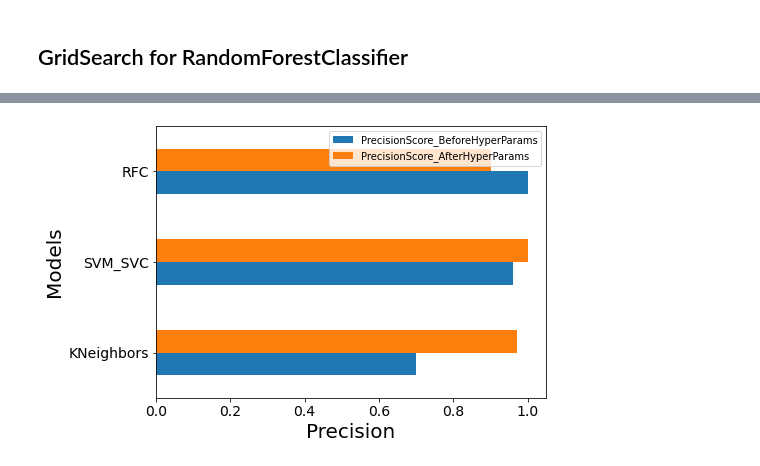
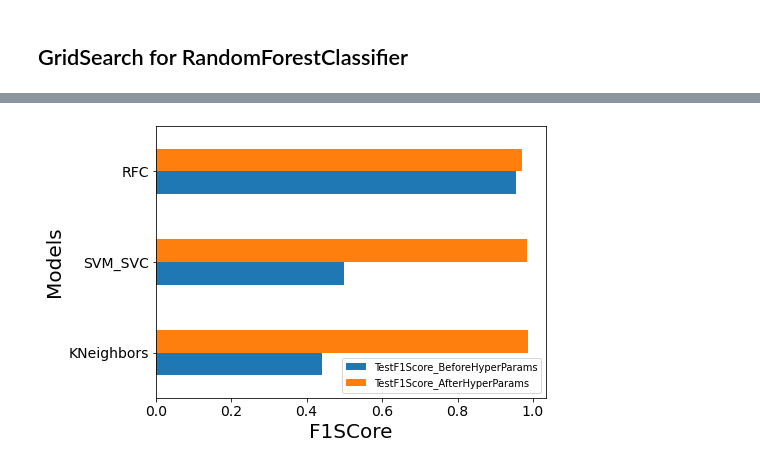
Before and after one commit to Killian-drh/Projet-HR-Analysis, a Jupyter notebook: NT_Projet_IA.ipynb, the cells around one changed output, grey strips where cells are left out. Saved outputs shown, nothing was run; the diff lists cells and outputs as text; code cells hidden in the pictures.

```diff
--- a/NT_Projet_IA.ipynb
+++ b/NT_Projet_IA.ipynb
@@ -1018,16 +1026,16 @@ plt.show()
-# %%
-Pr_data=pd.DataFrame([ ['KNeighbors', 0.699 , 0.972],
-                 ['SVM_SVC',  0.96  , 1 ] ,
-                 ['RFC', 1  ,0.9 ]] ,
-               columns=["MODELS",'PrecisionScore_BeforeHyperParams','PrecisionScore_AfterHyperParams'],
-              )
-plt.rcParams["figure.figsize"] = [7,5]
-Pr_data.set_index('MODELS', inplace=True)
-Pr_data.plot(kind='barh')
-plt.xlabel("Precision",fontsize=20)
-plt.ylabel("Models",fontsize=20)
-plt.xticks(fontsize=14) #rotation=90)
-plt.yticks(fontsize=14)
-plt.show()
-# %% [output]
-[figure, removed]
+# %%
+f1_data=pd.DataFrame([ ['KNeighbors', 0.44 , 0.986],
+                 ['SVM_SVC',  0.5  , 0.985 ] ,
+                 ['RFC', 0.955  ,0.97 ]] ,
+               columns=["MODELS",'TestF1Score_BeforeHyperParams','TestF1Score_AfterHyperParams'],
+              )
+plt.rcParams["figure.figsize"] = [7,5]
+f1_data.set_index('MODELS', inplace=True)
+f1_data.plot(kind='barh')
+plt.xlabel("F1SCore",fontsize=20)
+plt.ylabel("Models",fontsize=20)
+plt.xticks(fontsize=14) #rotation=90)
+plt.yticks(fontsize=14)
+plt.show()
+# %% [output]
+[figure, added]
```
Also changed, not shown: parts of 150 cells of this notebook.
